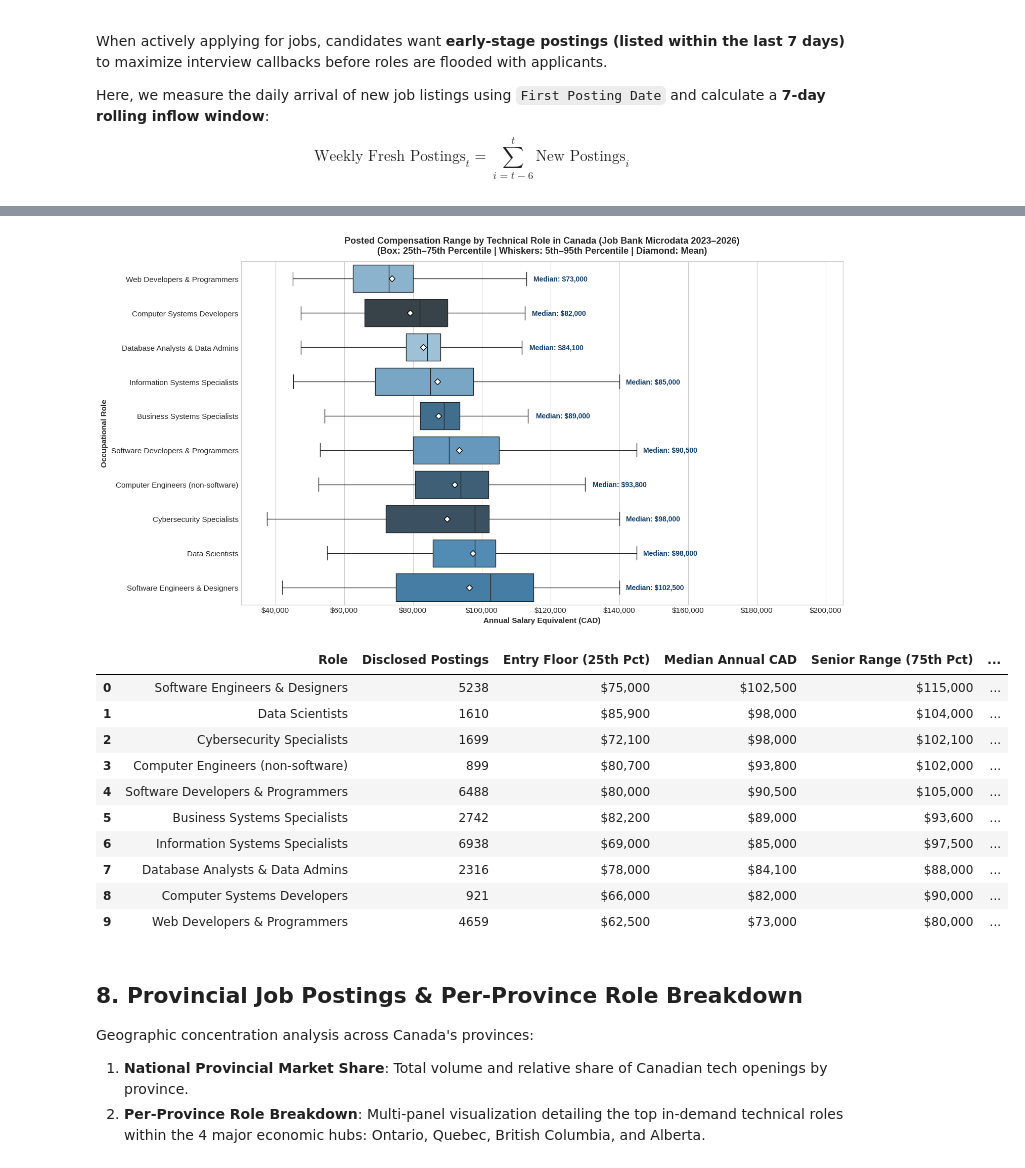
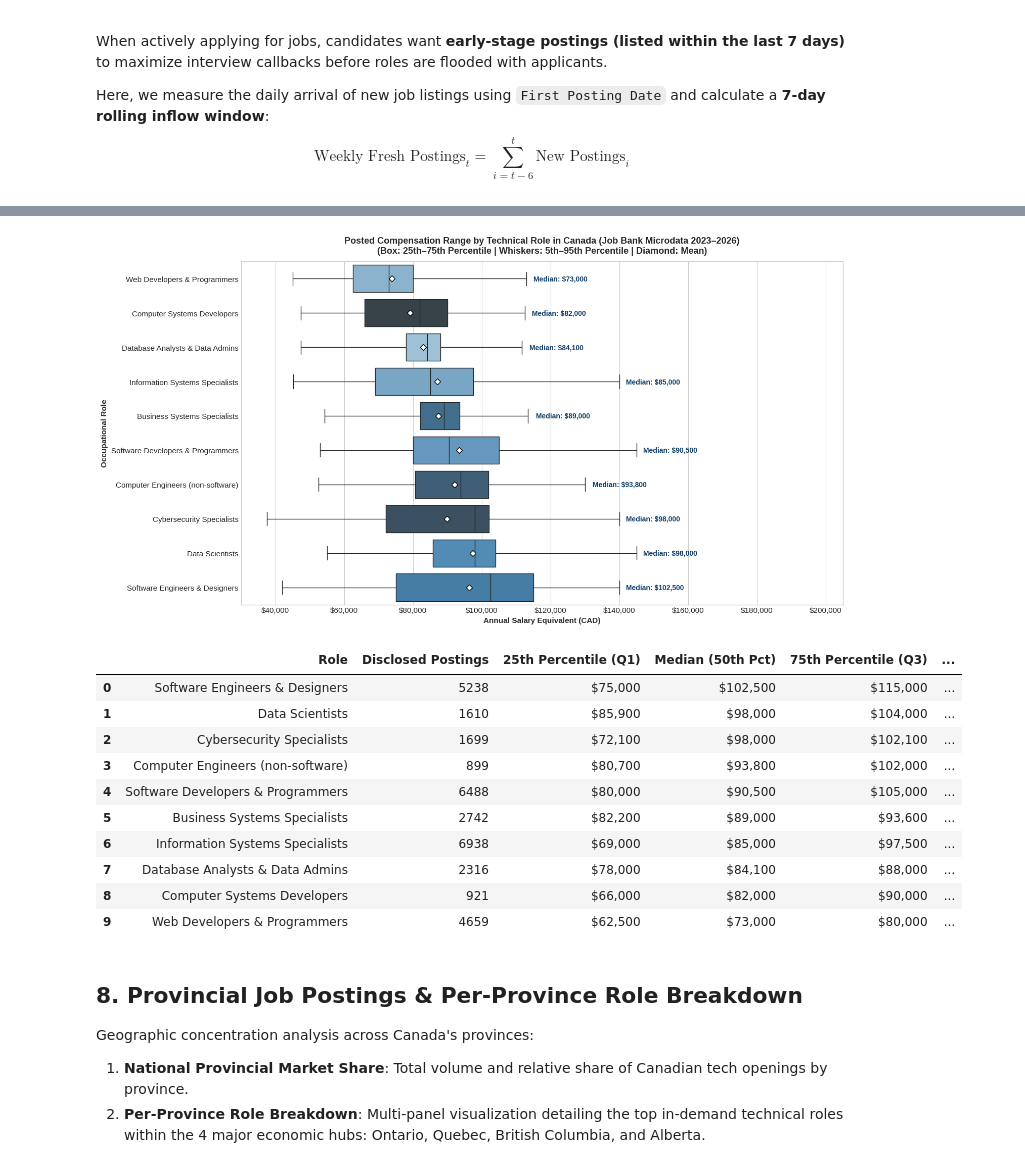
Before and after one commit to althaafsn/canada-job-market-analysis, a Jupyter notebook: data_analysis/02_job_bank/job_bank_tech_roles.ipynb, the cells around one changed output, grey strips where cells are left out. Saved outputs shown, nothing was run; the diff lists cells and outputs as text; code cells hidden in the pictures.

```diff
--- a/data_analysis/02_job_bank/job_bank_tech_roles.ipynb
+++ b/data_analysis/02_job_bank/job_bank_tech_roles.ipynb
@@ -310,9 +310,13 @@ else:
 
 df_detail['Date'] = pd.to_datetime(df_detail['Date'])
 
-# 1. Group daily postings by role and compute 7-day rolling window of fresh openings
+# 1. Group daily postings by role across a complete continuous calendar range
 daily_pivot = df_detail.groupby(['Date', 'Role']).size().unstack(fill_value=0)
-rolling_7d = daily_pivot.rolling(window=7, min_periods=1).sum()
+full_calendar_days = pd.date_range(daily_pivot.index.min(), daily_pivot.index.max(), freq='D')
+daily_pivot_continuous = daily_pivot.reindex(full_calendar_days, fill_value=0)
+
+# Compute 7-day rolling window across actual 7 calendar days ('7D')
+rolling_7d = daily_pivot_continuous.rolling('7D', min_periods=1).sum()
 
 # 2. Plot 7-day rolling weekly inflow over time
 fig3, ax = plt.subplots(figsize=(15, 7.5))
@@ -322,9 +326,9 @@ for i, role in enumerate(rolling_7d.columns):
     lw = 2.6 if role in ['Software Developers & Programmers', 'Information Systems Specialists', 'Data Scientists'] else 1.5
     ax.plot(rolling_7d.index, rolling_7d[role], label=role, linewidth=lw, color=colors[i])
 
-ax.set_title('Early Job Openings: 7-Day Rolling Inflow of New Postings (Job Bank Canada 2023–2026)', fontsize=14, fontweight='bold', pad=15)
+ax.set_title('Early Job Openings: 7-Day Rolling Inflow of New Postings (Actual 7 Calendar Days: 2023–2026)', fontsize=14, fontweight='bold', pad=15)
 ax.set_xlabel('Posting Date', fontsize=11, fontweight='bold')
-ax.set_ylabel('New Postings in Preceding 7 Days (Early Roles)', fontsize=11, fontweight='bold')
+ax.set_ylabel('New Postings in Preceding 7 Calendar Days', fontsize=11, fontweight='bold')
 ax.legend(bbox_to_anchor=(1.02, 1), loc='upper left', frameon=True)
 plt.tight_layout()
 
@@ -420,38 +426,38 @@ ax.set_xlabel('Annual Salary Equivalent (CAD)', fontsize=11, fontweight='bold')
 ax.set_ylabel('Occupational Role', fontsize=11, fontweight='bold')
 ax.xaxis.set_major_formatter('${x:,.0f}')
 
 # Label medians cleanly to the right of the 95th percentile whisker
 medians = valid_sal.groupby('Role')['Annual_Mid'].median().loc[sal_order]
 counts = valid_sal.groupby('Role')['Annual_Mid'].count().loc[sal_order]
 p25s = valid_sal.groupby('Role')['Annual_Mid'].quantile(0.25).loc[sal_order]
 p75s = valid_sal.groupby('Role')['Annual_Mid'].quantile(0.75).loc[sal_order]
 p95s = valid_sal.groupby('Role')['Annual_Mid'].quantile(0.95).loc[sal_order]
 
 for i, role in enumerate(sal_order):
     med = medians[role]
     whisker_end = p95s[role]
     ax.text(whisker_end + 2000, i, f"Median: ${med:,.0f}", va='center', fontsize=10, fontweight='bold', color='#0d3b66')
 
 # Optimize horizontal view range
 ax.set_xlim(30000, 205000)
 
 plt.tight_layout()
 plt.savefig(PLOTS_DIR / 'job_bank_salary_ranges_by_role.png', dpi=130, bbox_inches='tight')
 plt.show()
 
-# Formatted salary benchmark table
+# Formatted salary benchmark table (descriptive percentiles without experience level assumptions)
 sal_summary_table = pd.DataFrame({
     'Role': sal_order[::-1],
     'Disclosed Postings': counts[sal_order[::-1]].values,
-    'Entry Floor (25th Pct)': p25s[sal_order[::-1]].round(-2).map('${:,.0f}'.format).values,
-    'Median Annual CAD': medians[sal_order[::-1]].round(-2).map('${:,.0f}'.format).values,
-    'Senior Range (75th Pct)': p75s[sal_order[::-1]].round(-2).map('${:,.0f}'.format).values,
+    '25th Percentile (Q1)': p25s[sal_order[::-1]].round(-2).map('${:,.0f}'.format).values,
+    'Median (50th Pct)': medians[sal_order[::-1]].round(-2).map('${:,.0f}'.format).values,
+    '75th Percentile (Q3)': p75s[sal_order[::-1]].round(-2).map('${:,.0f}'.format).values,
     'Median Hourly ($/hr)': (medians[sal_order[::-1]] / 2000).round(2).map('${:,.2f}/hr'.format).values
 })
 sal_summary_table
 # %% [output]
 [figure]
-|  | Role | Disclosed Postings | Entry Floor (25th Pct) | Median Annual CAD | Senior Range (75th Pct) | ... |
+|  | Role | Disclosed Postings | 25th Percentile (Q1) | Median (50th Pct) | 75th Percentile (Q3) | ... |
 | 0 | Software Engineers & Designers | 5238 | $75,000 | $102,500 | $115,000 | ... |
 | 1 | Data Scientists | 1610 | $85,900 | $98,000 | $104,000 | ... |
 | 2 | Cybersecurity Specialists | 1699 | $72,100 | $98,000 | $102,100 | ... |
```
Also changed, not shown: parts of 4 cells of this notebook, 6 other files.
